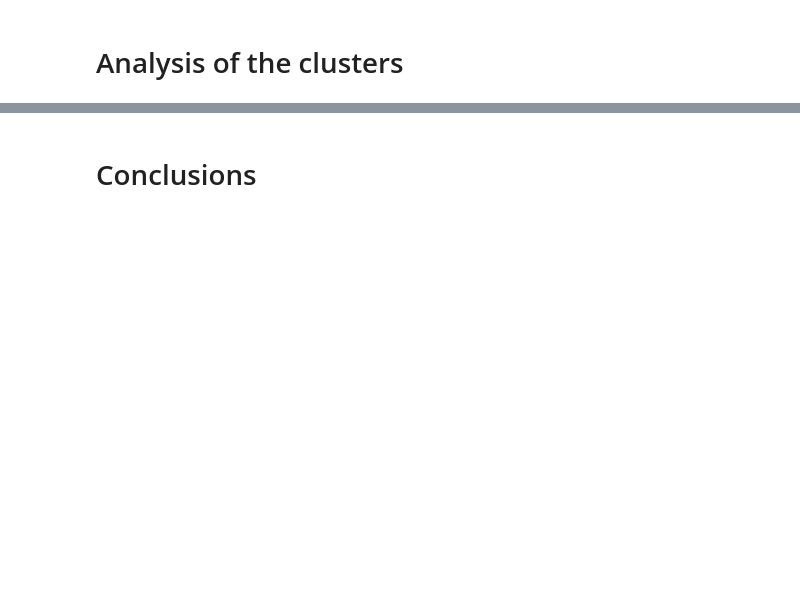
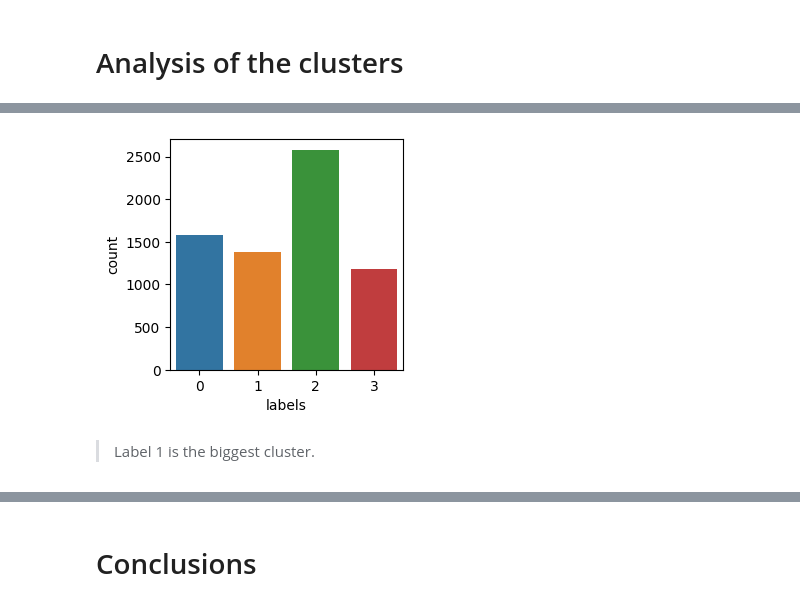
Before and after one commit to franklinzppa/customer-clusterization, a Jupyter notebook: customer-cluster.ipynb, the cells around one changed output, grey strips where cells are left out. Cells and saved outputs as stored; diff of their text form; code cells hidden in the pictures; blank space fills up the shorter version.

```diff
--- a/customer-cluster.ipynb
+++ b/customer-cluster.ipynb
@@ -206,7 +206,7 @@ def get_indexes(df, cols):
 cat_cols = ['Gender', 'Ever_Married', 'Graduated', 'Profession', 'Spending_Score']
 num_cols = ['Age', 'Work_Experience', 'Family_Size']
 
-ct =  ColumnTransformer([('std_scaler', std_scaler, num_cols)], remainder='passthrough')
+ct =  ColumnTransformer([('std_scaler', StandardScaler(), num_cols)], remainder='passthrough')
 
 df_tr = pd.DataFrame(ct.fit_transform(df_dropna), index=df_dropna.index, columns=num_cols+cat_cols)
 df_tr.head()
@@ -267,0 +282,2 @@ kprototypes = KPrototypes(n_clusters=k, max_iter=100, init='Huang', n_init=25,
+# %%
+labels = kprototypes.labels_
@@ -267,0 +292,7 @@ kprototypes = KPrototypes(n_clusters=k, max_iter=100, init='Huang', n_init=25,
+# %%
+plt.figure(figsize=(3,3))
+sns.countplot(df_dropna, x='labels', );
+# %% [output]
+[figure, added]
+# %% [markdown]
+> Label 1 is the biggest cluster.
```
Also changed, not shown: parts of 26 cells of this notebook.
